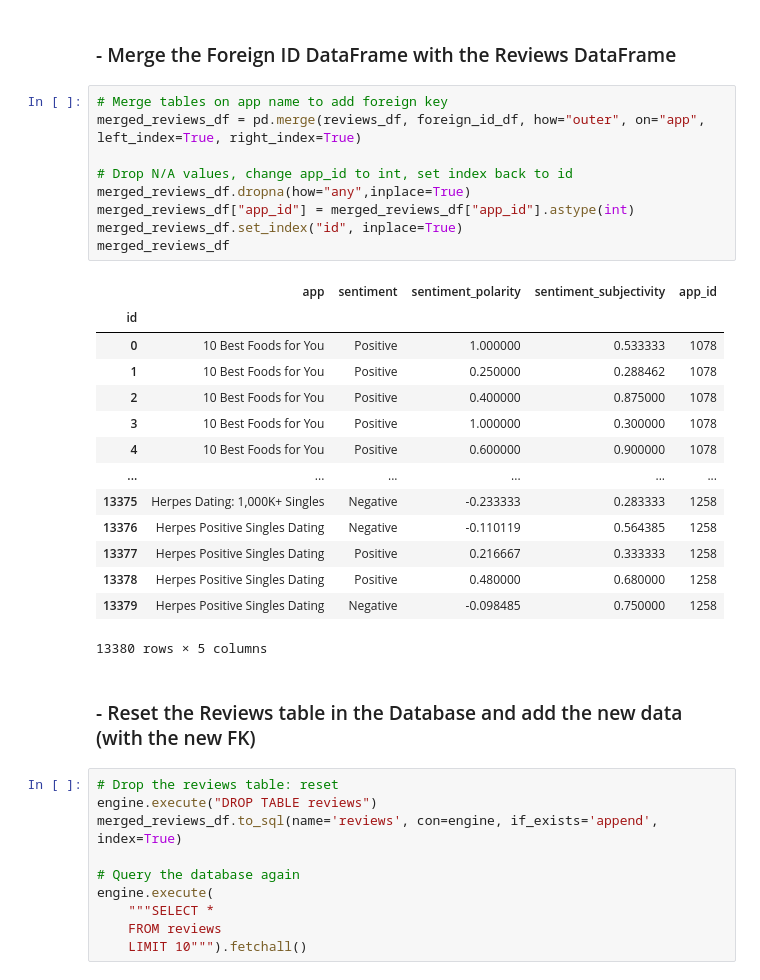
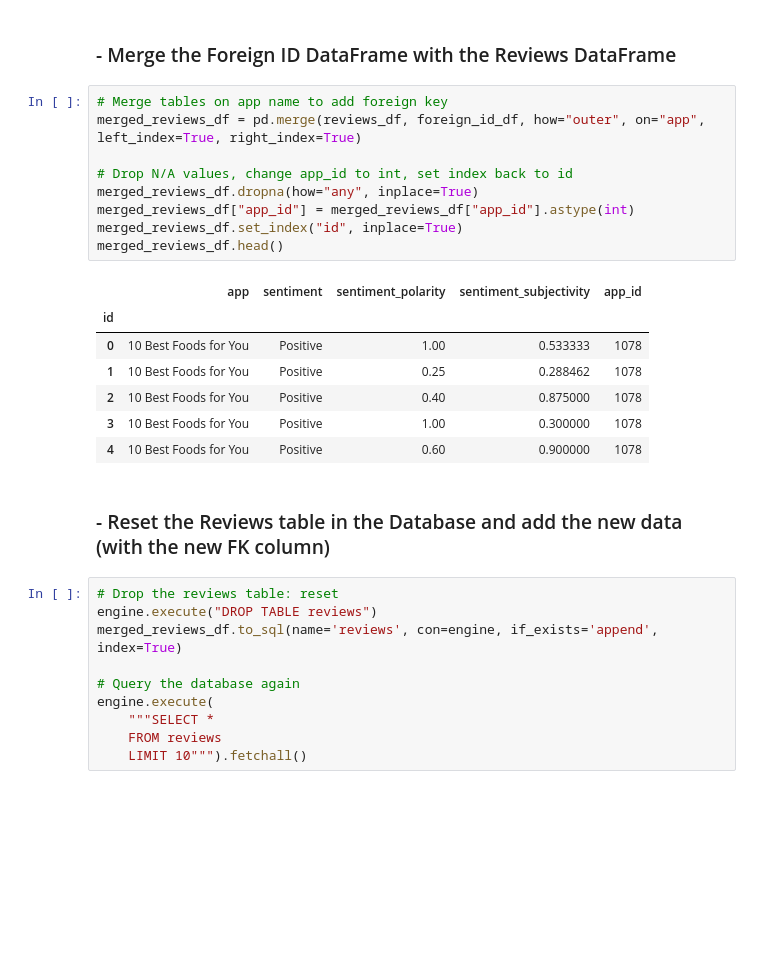
Before and after one commit to juliabrunett/ETL_Project, a Jupyter notebook: google_play.ipynb, the cells around one changed output. Saved outputs shown, nothing was run; the diff lists cells and outputs as text; blank space fills up the shorter version.

```diff
--- a/google_play.ipynb
+++ b/google_play.ipynb
@@ -354,29 +356,22 @@ reviews_df
 # %%
 # Merge tables on app name to add foreign key
 merged_reviews_df = pd.merge(reviews_df, foreign_id_df, how="outer", on="app", left_index=True, right_index=True)
 
 # Drop N/A values, change app_id to int, set index back to id
-merged_reviews_df.dropna(how="any",inplace=True)
+merged_reviews_df.dropna(how="any", inplace=True)
 merged_reviews_df["app_id"] = merged_reviews_df["app_id"].astype(int)
 merged_reviews_df.set_index("id", inplace=True)
-merged_reviews_df
+merged_reviews_df.head()
 # %% [output]
 |  | app | sentiment | sentiment_polarity | sentiment_subjectivity | app_id |
 | id |  |  |  |  |  |
-| 0 | 10 Best Foods for You | Positive | 1.000000 | 0.533333 | 1078 |
-| 1 | 10 Best Foods for You | Positive | 0.250000 | 0.288462 | 1078 |
-| 2 | 10 Best Foods for You | Positive | 0.400000 | 0.875000 | 1078 |
-| 3 | 10 Best Foods for You | Positive | 1.000000 | 0.300000 | 1078 |
-| 4 | 10 Best Foods for You | Positive | 0.600000 | 0.900000 | 1078 |
-| ... | ... | ... | ... | ... | ... |
-| 13375 | Herpes Dating: 1,000K+ Singles | Negative | -0.233333 | 0.283333 | 1258 |
-| 13376 | Herpes Positive Singles Dating | Negative | -0.110119 | 0.564385 | 1258 |
-| 13377 | Herpes Positive Singles Dating | Positive | 0.216667 | 0.333333 | 1258 |
-| 13378 | Herpes Positive Singles Dating | Positive | 0.480000 | 0.680000 | 1258 |
-| 13379 | Herpes Positive Singles Dating | Negative | -0.098485 | 0.750000 | 1258 |
+| 0 | 10 Best Foods for You | Positive | 1.00 | 0.533333 | 1078 |
+| 1 | 10 Best Foods for You | Positive | 0.25 | 0.288462 | 1078 |
+| 2 | 10 Best Foods for You | Positive | 0.40 | 0.875000 | 1078 |
+| 3 | 10 Best Foods for You | Positive | 1.00 | 0.300000 | 1078 |
+| 4 | 10 Best Foods for You | Positive | 0.60 | 0.900000 | 1078 |
-13380 rows × 5 columns
 # %% [markdown]
-### - Reset the Reviews table in the Database and add the new data (with the new FK)
+### - Reset the Reviews table in the Database and add the new data (with the new FK column)
 # %%
 # Drop the reviews table: reset
 engine.execute("DROP TABLE reviews")
```
Also changed, not shown: parts of 25 cells of this notebook, 2 other files.
